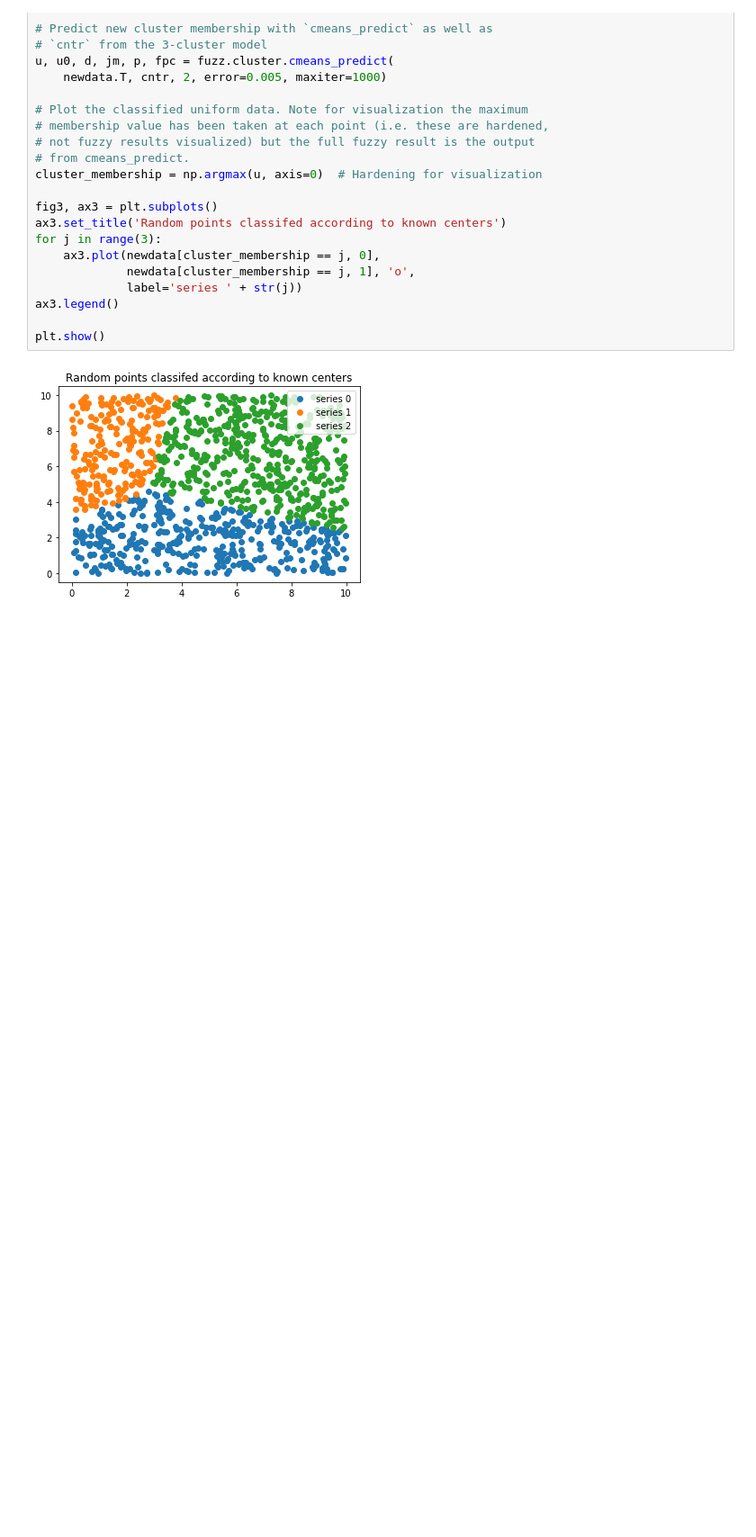
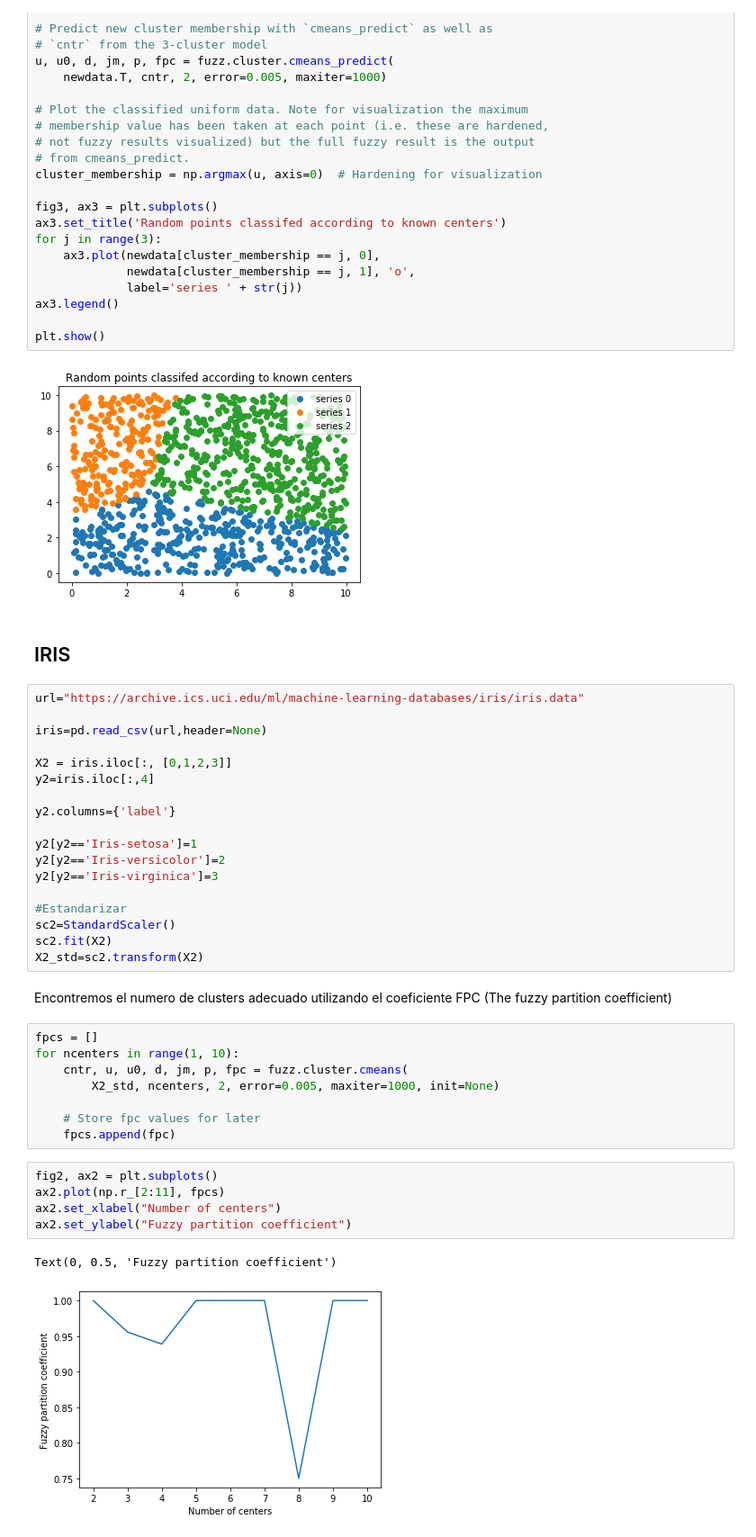
Before and after one commit to jdestradap/trabajo-3-aprendizaje-automatico, a Jupyter notebook: fuzzy-c-means/Fuzzy-C-Means.ipynb, the cells around one changed output. Shown: that part at 90% size. Saved outputs shown, nothing was run; the diff lists cells and outputs as text; blank space fills up the shorter version.

```diff
--- a/fuzzy-c-means/Fuzzy-C-Means.ipynb
+++ b/fuzzy-c-means/Fuzzy-C-Means.ipynb
@@ -141,3 +149,41 @@ ax3.legend()
 plt.show()
 # %% [output]
 [figure]
+# %% [markdown]
+## IRIS
+# %%
+url="https://archive.ics.uci.edu/ml/machine-learning-databases/iris/iris.data"
+
+iris=pd.read_csv(url,header=None)
+
+X2 = iris.iloc[:, [0,1,2,3]]
+y2=iris.iloc[:,4]
+
+y2.columns={'label'}
+
+y2[y2=='Iris-setosa']=1
+y2[y2=='Iris-versicolor']=2
+y2[y2=='Iris-virginica']=3
+
+#Estandarizar
+sc2=StandardScaler()
+sc2.fit(X2)
+X2_std=sc2.transform(X2)
+# %% [markdown]
+Encontremos el numero de clusters adecuado utilizando el coeficiente FPC (The fuzzy partition coefficient)
+# %%
+fpcs = []
+for ncenters in range(1, 10):
+    cntr, u, u0, d, jm, p, fpc = fuzz.cluster.cmeans(
+        X2_std, ncenters, 2, error=0.005, maxiter=1000, init=None)
+
+    # Store fpc values for later
+    fpcs.append(fpc)
+# %%
+fig2, ax2 = plt.subplots()
+ax2.plot(np.r_[2:11], fpcs)
+ax2.set_xlabel("Number of centers")
+ax2.set_ylabel("Fuzzy partition coefficient")
+# %% [output]
+Text(0, 0.5, 'Fuzzy partition coefficient')
+[figure, added]
```
Also changed, not shown: parts of 25 cells of this notebook.
